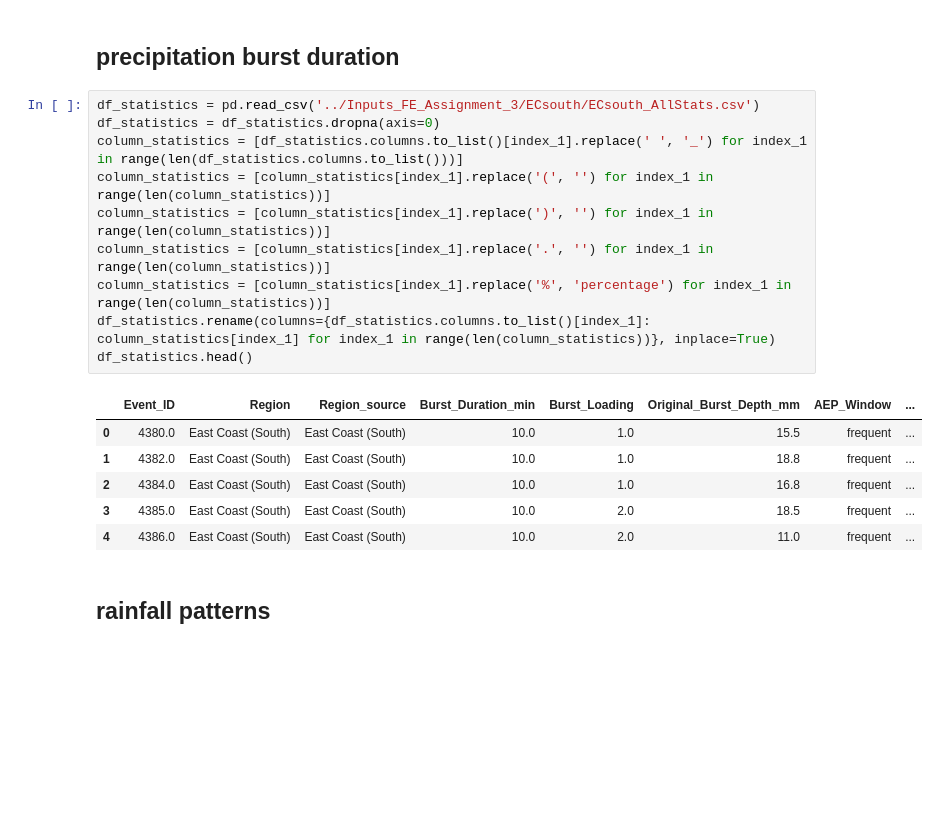
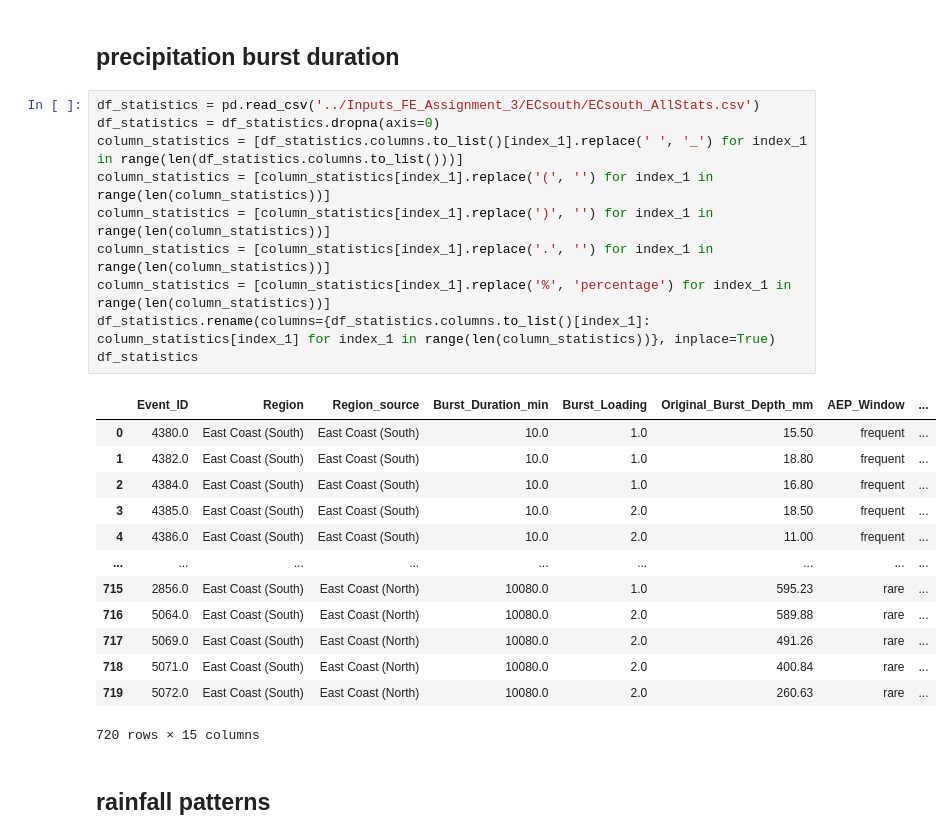
Before and after one commit to Holger-Paxi/Flood_Estimation, a Jupyter notebook: generate_rainfall_temporal_patterns.ipynb, the cells around one changed output. Drawn from its saved outputs; the diff is of its cells as text; blank space fills up the shorter version.

```diff
--- a/generate_rainfall_temporal_patterns.ipynb
+++ b/generate_rainfall_temporal_patterns.ipynb
@@ -30,20 +32,27 @@ AEP_frequency
 # %%
 df_statistics = pd.read_csv('../Inputs_FE_Assignment_3/ECsouth/ECsouth_AllStats.csv')
 df_statistics = df_statistics.dropna(axis=0)
 column_statistics = [df_statistics.columns.to_list()[index_1].replace(' ', '_') for index_1 in range(len(df_statistics.columns.to_list()))]
 column_statistics = [column_statistics[index_1].replace('(', '') for index_1 in range(len(column_statistics))]
 column_statistics = [column_statistics[index_1].replace(')', '') for index_1 in range(len(column_statistics))]
 column_statistics = [column_statistics[index_1].replace('.', '') for index_1 in range(len(column_statistics))]
 column_statistics = [column_statistics[index_1].replace('%', 'percentage') for index_1 in range(len(column_statistics))]
 df_statistics.rename(columns={df_statistics.columns.to_list()[index_1]: column_statistics[index_1] for index_1 in range(len(column_statistics))}, inplace=True)
-df_statistics.head()
+df_statistics
 # %% [output]
 |  | Event_ID | Region | Region_source | Burst_Duration_min | Burst_Loading | Original_Burst_Depth_mm | AEP_Window | ... |
-| 0 | 4380.0 | East Coast (South) | East Coast (South) | 10.0 | 1.0 | 15.5 | frequent | ... |
-| 1 | 4382.0 | East Coast (South) | East Coast (South) | 10.0 | 1.0 | 18.8 | frequent | ... |
-| 2 | 4384.0 | East Coast (South) | East Coast (South) | 10.0 | 1.0 | 16.8 | frequent | ... |
-| 3 | 4385.0 | East Coast (South) | East Coast (South) | 10.0 | 2.0 | 18.5 | frequent | ... |
-| 4 | 4386.0 | East Coast (South) | East Coast (South) | 10.0 | 2.0 | 11.0 | frequent | ... |
+| 0 | 4380.0 | East Coast (South) | East Coast (South) | 10.0 | 1.0 | 15.50 | frequent | ... |
+| 1 | 4382.0 | East Coast (South) | East Coast (South) | 10.0 | 1.0 | 18.80 | frequent | ... |
+| 2 | 4384.0 | East Coast (South) | East Coast (South) | 10.0 | 1.0 | 16.80 | frequent | ... |
+| 3 | 4385.0 | East Coast (South) | East Coast (South) | 10.0 | 2.0 | 18.50 | frequent | ... |
+| 4 | 4386.0 | East Coast (South) | East Coast (South) | 10.0 | 2.0 | 11.00 | frequent | ... |
+| ... | ... | ... | ... | ... | ... | ... | ... | ... |
+| 715 | 2856.0 | East Coast (South) | East Coast (North) | 10080.0 | 1.0 | 595.23 | rare | ... |
+| 716 | 5064.0 | East Coast (South) | East Coast (North) | 10080.0 | 2.0 | 589.88 | rare | ... |
+| 717 | 5069.0 | East Coast (South) | East Coast (North) | 10080.0 | 2.0 | 491.26 | rare | ... |
+| 718 | 5071.0 | East Coast (South) | East Coast (North) | 10080.0 | 2.0 | 400.84 | rare | ... |
+| 719 | 5072.0 | East Coast (South) | East Coast (North) | 10080.0 | 2.0 | 260.63 | rare | ... |
+720 rows × 15 columns
 # %% [markdown]
 ## rainfall patterns
 # %%
```
Also changed, not shown: parts of 58 cells of this notebook, 2 other files.
